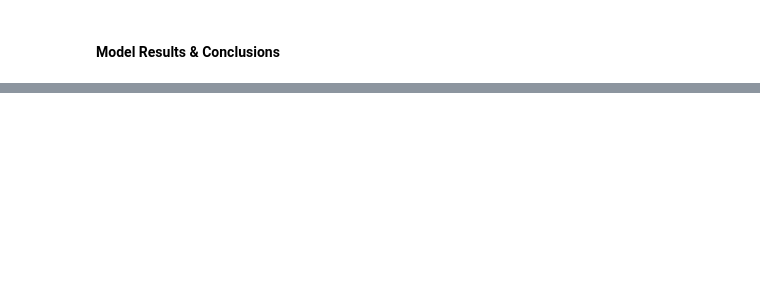
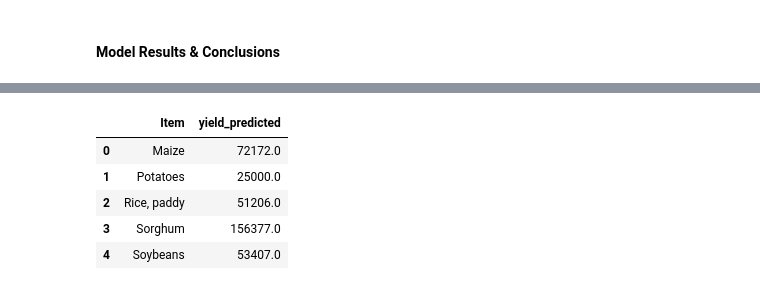
Before and after one commit to Zummit-Africa-Inc/Crop-Yield-Prediction, a Jupyter notebook: tasks/Crop-Yield-Prediction1/Crop-Yield-Prediction.ipynb, the cells around one changed output, grey strips where cells are left out. Drawn from its saved outputs; the diff is of its cells as text; code cells hidden in the pictures; blank space fills up the shorter version.

```diff
--- a/tasks/Crop-Yield-Prediction1/Crop-Yield-Prediction.ipynb
+++ b/tasks/Crop-Yield-Prediction1/Crop-Yield-Prediction.ipynb
@@ -623,3 +694,10 @@ sns.boxplot(x="Item",y="hg/ha_yield",palette="vlag",data=yield_df,ax=ax);
 # %%
-test_df[["Item","yield_predicted"]].head(10)
+test_df[["Item","yield_predicted"]].head()
+# %% [output]
+|  | Item | yield_predicted |
+| 0 | Maize | 72172.0 |
+| 1 | Potatoes | 25000.0 |
+| 2 | Rice, paddy | 51206.0 |
+| 3 | Sorghum | 156377.0 |
+| 4 | Soybeans | 53407.0 |
 # %%
```
Also changed, not shown: parts of 14 cells of this notebook, 2 other files.
